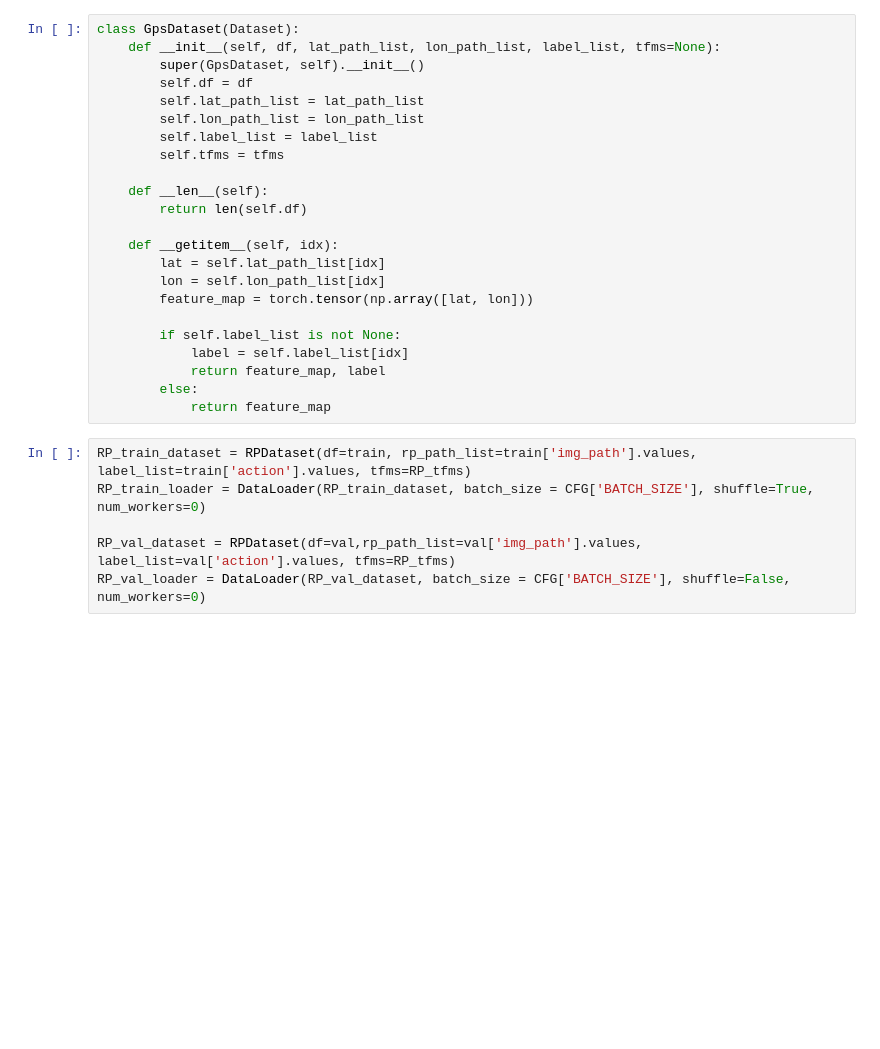
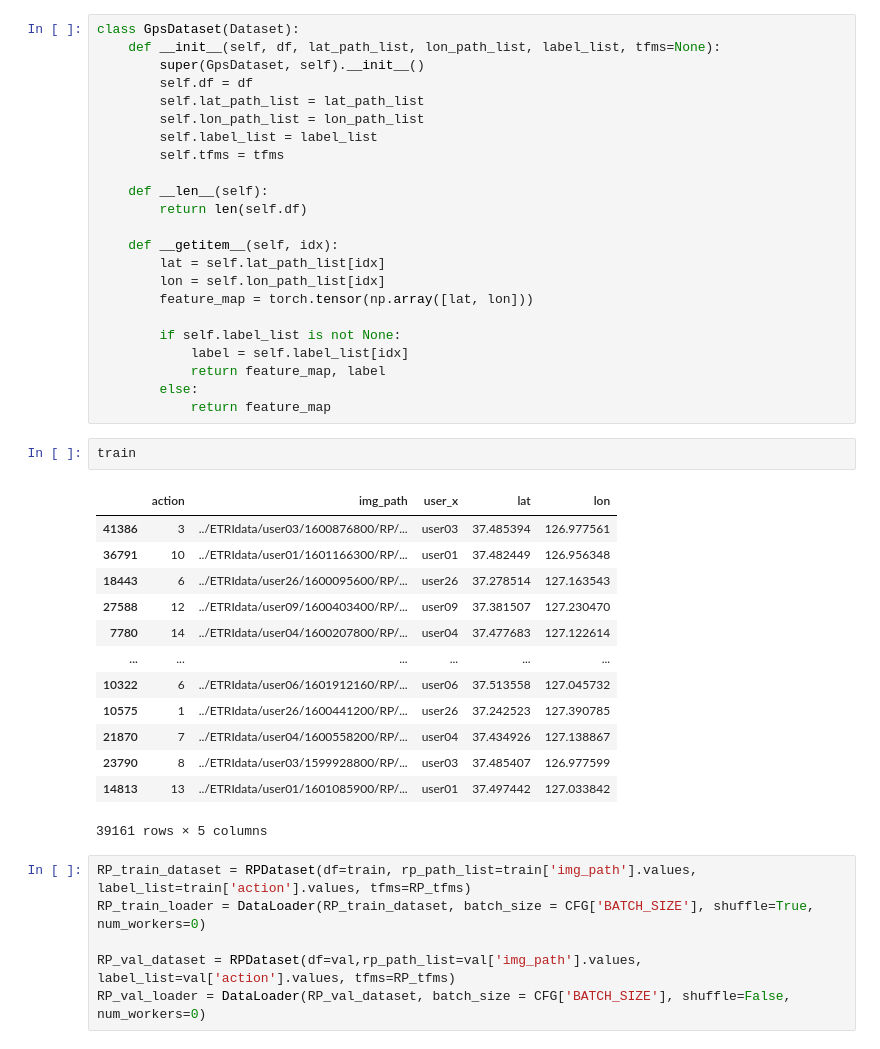
Before and after one commit to ianpark318/ETRI2023, a Jupyter notebook: train_resnet_RPmGps.ipynb, the cells around one changed output. Cells and saved outputs as stored; diff of their text form; blank space fills up the shorter version.

```diff
--- a/train_resnet_RPmGps.ipynb
+++ b/train_resnet_RPmGps.ipynb
@@ -308,6 +225,22 @@ class GpsDataset(Dataset):
             return feature_map, label
         else:
             return feature_map
+# %%
+train
+# %% [output]
+|  | action | img_path | user_x | lat | lon |
+| 41386 | 3 | ../ETRIdata/user03/1600876800/RP/... | user03 | 37.485394 | 126.977561 |
+| 36791 | 10 | ../ETRIdata/user01/1601166300/RP/... | user01 | 37.482449 | 126.956348 |
+| 18443 | 6 | ../ETRIdata/user26/1600095600/RP/... | user26 | 37.278514 | 127.163543 |
+| 27588 | 12 | ../ETRIdata/user09/1600403400/RP/... | user09 | 37.381507 | 127.230470 |
+| 7780 | 14 | ../ETRIdata/user04/1600207800/RP/... | user04 | 37.477683 | 127.122614 |
+| ... | ... | ... | ... | ... | ... |
+| 10322 | 6 | ../ETRIdata/user06/1601912160/RP/... | user06 | 37.513558 | 127.045732 |
+| 10575 | 1 | ../ETRIdata/user26/1600441200/RP/... | user26 | 37.242523 | 127.390785 |
+| 21870 | 7 | ../ETRIdata/user04/1600558200/RP/... | user04 | 37.434926 | 127.138867 |
+| 23790 | 8 | ../ETRIdata/user03/1599928800/RP/... | user03 | 37.485407 | 126.977599 |
+| 14813 | 13 | ../ETRIdata/user01/1601085900/RP/... | user01 | 37.497442 | 127.033842 |
+39161 rows × 5 columns
 # %%
 RP_train_dataset = RPDataset(df=train, rp_path_list=train['img_path'].values, label_list=train['action'].values, tfms=RP_tfms)
 RP_train_loader = DataLoader(RP_train_dataset, batch_size = CFG['BATCH_SIZE'], shuffle=True, num_workers=0)
```
Also changed, not shown: parts of 11 cells of this notebook, 30 other files.
